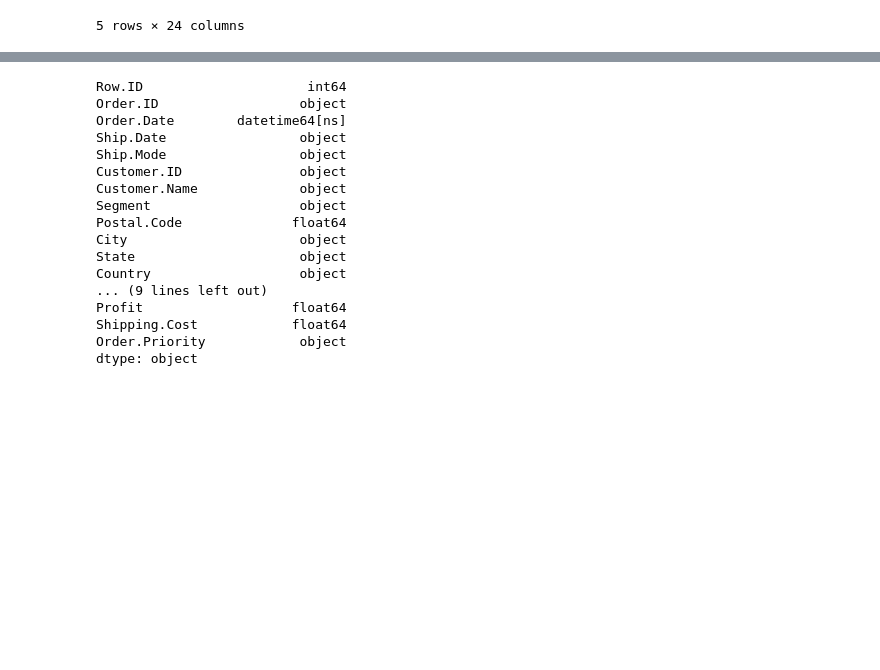
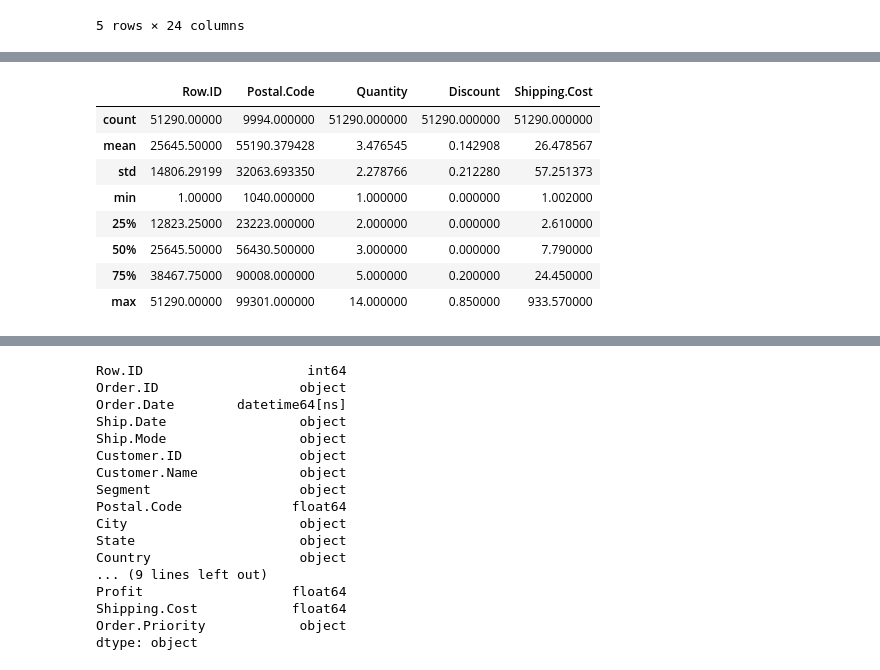
Before and after one commit to sophieying24/ML22_lab, a Jupyter notebook: ML_Part1.ipynb, the cells around one changed output, grey strips where cells are left out. Saved outputs shown, nothing was run; the diff lists cells and outputs as text; code cells hidden in the pictures; blank space fills up the shorter version.

```diff
--- a/ML_Part1.ipynb
+++ b/ML_Part1.ipynb
@@ -16,0 +28,12 @@ data.head()
+# %%
+data.describe() # should change some other columns to numeric before like Profit
+# %% [output]
+|  | Row.ID | Postal.Code | Quantity | Discount | Shipping.Cost |
+| count | 51290.00000 | 9994.000000 | 51290.000000 | 51290.000000 | 51290.000000 |
+| mean | 25645.50000 | 55190.379428 | 3.476545 | 0.142908 | 26.478567 |
+| std | 14806.29199 | 32063.693350 | 2.278766 | 0.212280 | 57.251373 |
+| min | 1.00000 | 1040.000000 | 1.000000 | 0.000000 | 1.002000 |
+| 25% | 12823.25000 | 23223.000000 | 2.000000 | 0.000000 | 2.610000 |
+| 50% | 25645.50000 | 56430.500000 | 3.000000 | 0.000000 | 7.790000 |
+| 75% | 38467.75000 | 90008.000000 | 5.000000 | 0.200000 | 24.450000 |
+| max | 51290.00000 | 99301.000000 | 14.000000 | 0.850000 | 933.570000 |
```
Also changed, not shown: parts of 6 cells of this notebook, 4 other files.
